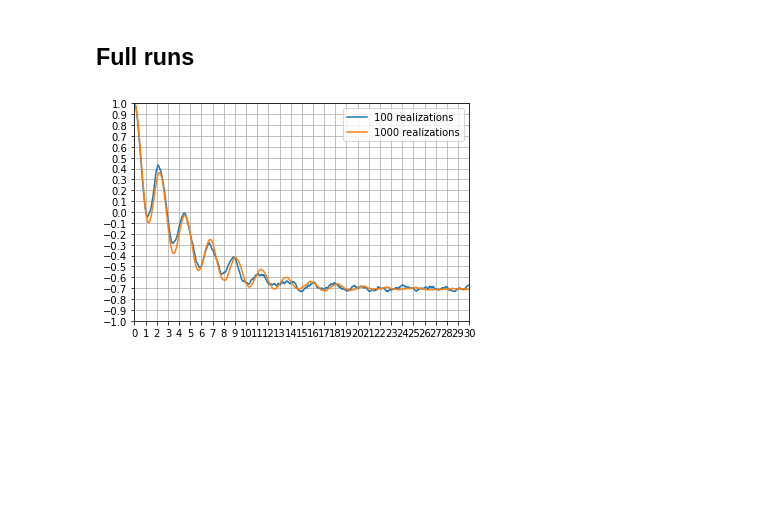
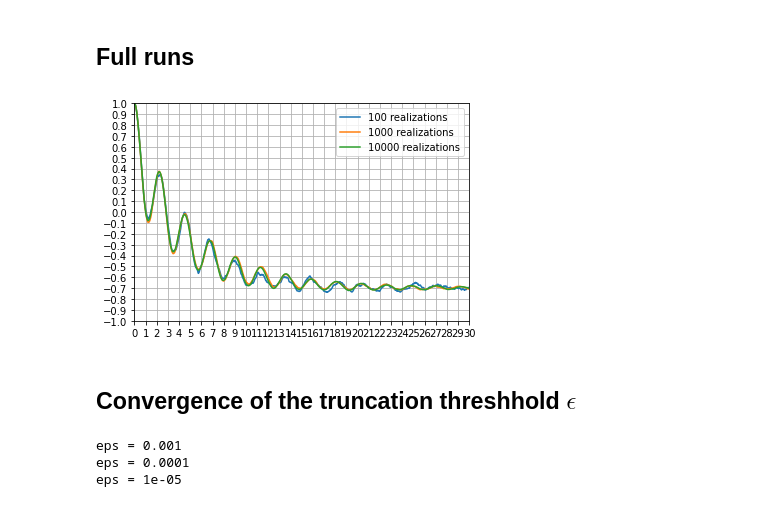
Before and after one commit to SnackerBit/HOPS, a Jupyter notebook: production/plots.ipynb, the cells around one changed output. Drawn from its saved outputs; the diff is of its cells as text; code cells hidden in the pictures; blank space fills up the shorter version.

```diff
--- a/production/plots.ipynb
+++ b/production/plots.ipynb
@@ -283,8 +283,8 @@ plt.show()
 # %%
 with open("final/high_T_comparing_methods.txt", "w+") as file:
     file.write("t sigma_z_hops sigma_z_homps_RK4 sigma_z_homps_TDVP\n")
-    ts = np.linspace(0, 30, 15000)
-    for i in range(0, 15000, 10):
+    ts = np.linspace(0, 30, 500)
+    for i, t in enumerate(ts):
         line = str(ts[i])
         line += " " + str(sigma_zs_hops[i])
         line += " " + str(sigma_zs_homps_RK4[i])
@@ -368,8 +368,8 @@ alphas_compare = np.load("low_T_BCF/data/alphas_compare.npy")
 alphas_matsubara = np.load("low_T_BCF/data/alphas_matsubara.npy")
 alphas_pade = np.load("low_T_BCF/data/alphas_pade.npy")
 # %%
-N_terms_matsubara = [1, 10, 100, 1000]
-N_terms_pade = [1, 5, 13, 20]
+N_terms_matsubara = [50, 100, 1000]
+N_terms_pade = [5, 13, 30]
 # %%
 figure, axarray = plt.subplots(2, 2, figsize=(15, 8))
 for i, N_terms in enumerate(N_terms_matsubara):
@@ -430,21 +430,21 @@ with open("final/low_T_BCF.txt", "w+") as file:
 # %%
 psis_100 = np.array([np.load("homps_low_T_100/data/psi"+str(i)+".npy") for i in range(100)])
 psis_1000 = np.array([np.load("homps_low_T_1000/data/psi"+str(i)+".npy") for i in range(1000)])
-#psis_10000 = np.array([np.load("homps_low_T_10000/data/psi"+str(i)+".npy") for i in range(10000)])
+psis_10000 = np.array([np.load("homps_low_T_10000/data/psi"+str(i)+".npy") for i in range(10000)])
 # %%
-sigma_zs_100 = compute_exp_val_nonlinear(psis_100, sigma_z)
-sigma_zs_1000 = compute_exp_val_nonlinear(psis_1000, sigma_z)
-#sigma_zs_10000 = compute_exp_val_nonlinear(psis_10000, sigma_z)
+sigma_zs_100 = compute_exp_val_nonlinear(np.squeeze(psis_100), sigma_z)
+sigma_zs_1000 = compute_exp_val_nonlinear(np.squeeze(psis_1000), sigma_z)
+sigma_zs_10000 = compute_exp_val_nonlinear(np.squeeze(psis_10000), sigma_z)
 # %%
 plt.plot(np.linspace(0, 30, 1500), sigma_zs_100, label="100 realizations")
 plt.plot(np.linspace(0, 30, 1500), sigma_zs_1000, label="1000 realizations")
-#plt.plot(np.linspace(0, 30, 1500), sigma_zs_10000, label="10000 realizations")
+plt.plot(np.linspace(0, 30, 1500), sigma_zs_10000, label="10000 realizations")
 plt.grid()
 plt.xticks(np.linspace(0, 30, 31))
 plt.yticks(np.linspace(-1, 1, 21))
 plt.legend()
 plt.xlim(0, 30)
 plt.ylim(-1, 1)
 plt.show()
 # %% [output]
-[figure, old version]
+[figure, new version]
@@ -450,0 +461,21 @@ plt.show()
+# %% [markdown]
+## Convergence of the truncation threshhold $\epsilon$
+# %%
+eps_list = [1e-3, 1e-4, 1e-5]
+eps_label_list = ['1e-3', '1e-4', '1e-5']
+sigma_zs = []
+average_bond_dims = []
+max_bond_dims = []
+for n, eps in enumerate(eps_list):
+    print("eps =", eps)
+    psis = np.squeeze([np.load("homps_low_T_eps_convergence/data/"+eps_label_list[n]+"/psi"+str(i)+".npy") for i in range(10000)])
+    bond_dims = np.array([np.load("homps_low_T_eps_convergence/data/"+eps_label_list[n]+"/max_bond_dims"+str(i)+".npy") for i in range(10000)])
+
+    sigma_zs.append(compute_exp_val_nonlinear(psis, sigma_z))
+    max_bond_dims.append(np.mean(bond_dims, axis=0))
+
+ts = np.linspace(0, 30, 1500)
+# %% [output]
+eps = 0.001
+eps = 0.0001
+eps = 1e-05
```
Also changed, not shown: parts of 18 cells of this notebook, 20 other files.
